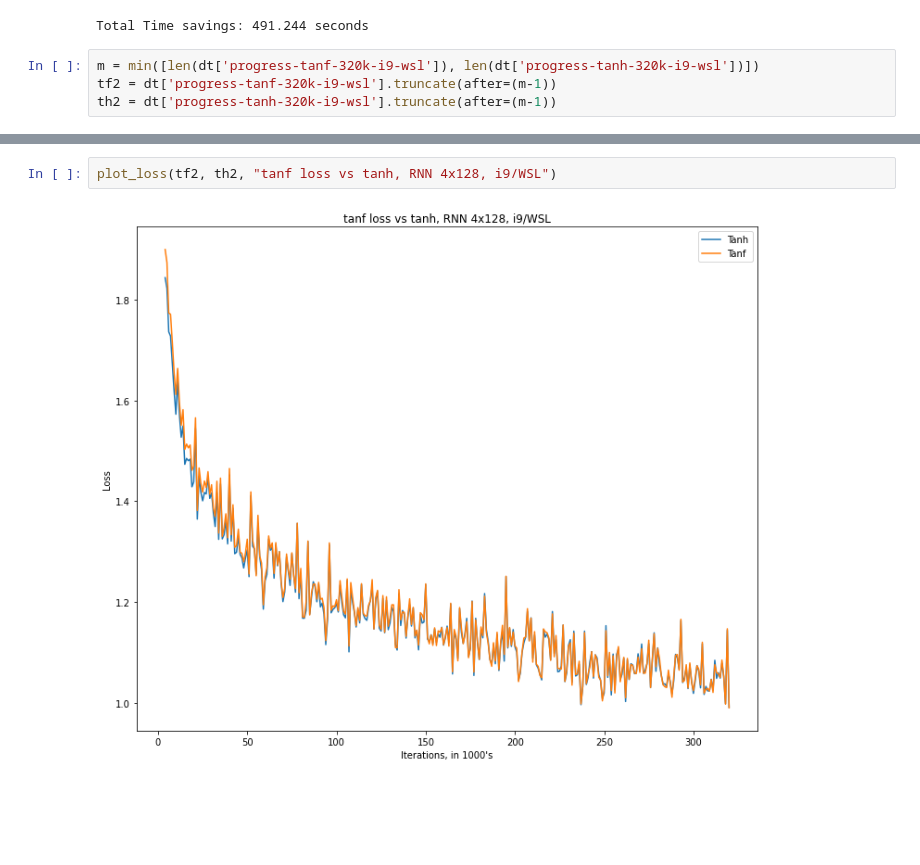
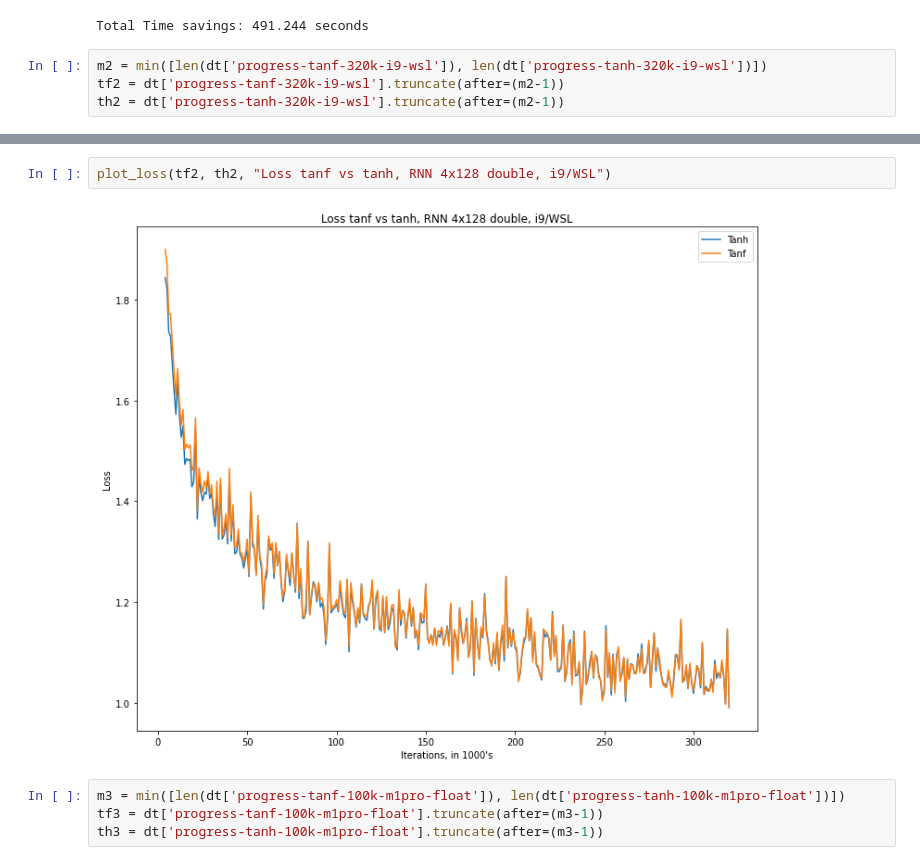
Before and after one commit to phatware/lstm-optimizations, a Jupyter notebook: rnn-lstm-test-visualization.ipynb, the cells around one changed output, grey strips where cells are left out. Saved outputs shown, nothing was run; the diff lists cells and outputs as text; blank space fills up the shorter version.

```diff
--- a/rnn-lstm-test-visualization.ipynb
+++ b/rnn-lstm-test-visualization.ipynb
@@ -63,7 +63,7 @@ print_time(tf1, th1)
 # %% [output]
 Total Time savings: 491.244 seconds
 # %%
-m = min([len(dt['progress-tanf-320k-i9-wsl']), len(dt['progress-tanh-320k-i9-wsl'])])
-tf2 = dt['progress-tanf-320k-i9-wsl'].truncate(after=(m-1))
-th2 = dt['progress-tanh-320k-i9-wsl'].truncate(after=(m-1))
+m2 = min([len(dt['progress-tanf-320k-i9-wsl']), len(dt['progress-tanh-320k-i9-wsl'])])
+tf2 = dt['progress-tanf-320k-i9-wsl'].truncate(after=(m2-1))
+th2 = dt['progress-tanh-320k-i9-wsl'].truncate(after=(m2-1))
 # %%
@@ -73,4 +73,8 @@ plot_relative_time(tf2, th2, "Time savings tanf loss vs tanh, RNN 4x128, i9/WSL"
 # %%
-plot_loss(tf2, th2, "tanf loss vs tanh, RNN 4x128, i9/WSL")
+plot_loss(tf2, th2, "Loss tanf vs tanh, RNN 4x128 double, i9/WSL")
 # %% [output]
-[figure, old version]
+[figure, new version]
+# %%
+m3 = min([len(dt['progress-tanf-100k-m1pro-float']), len(dt['progress-tanh-100k-m1pro-float'])])
+tf3 = dt['progress-tanf-100k-m1pro-float'].truncate(after=(m3-1))
+th3 = dt['progress-tanh-100k-m1pro-float'].truncate(after=(m3-1))
```
Also changed, not shown: parts of 6 cells of this notebook, 2 other files.
